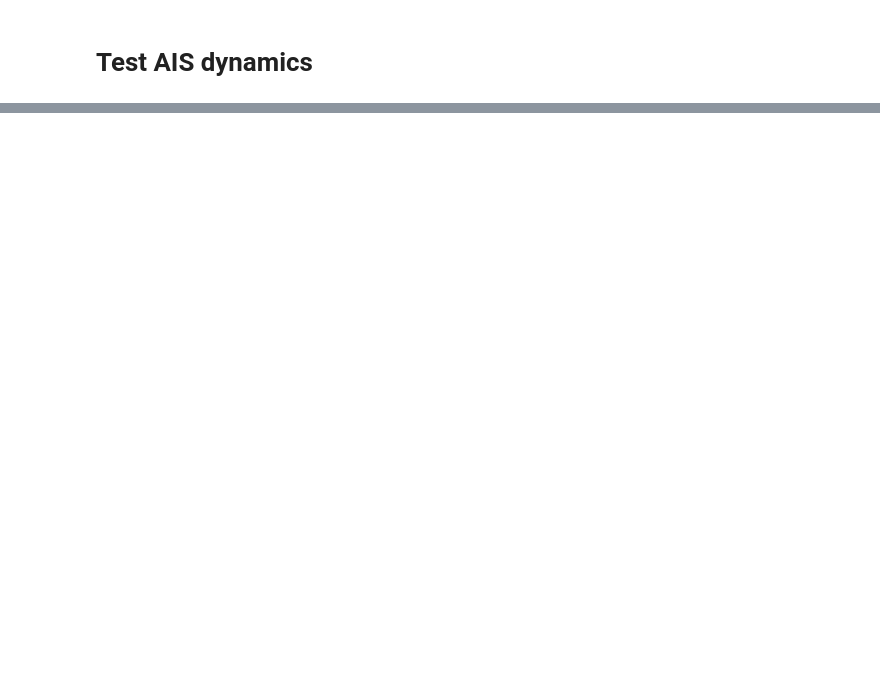
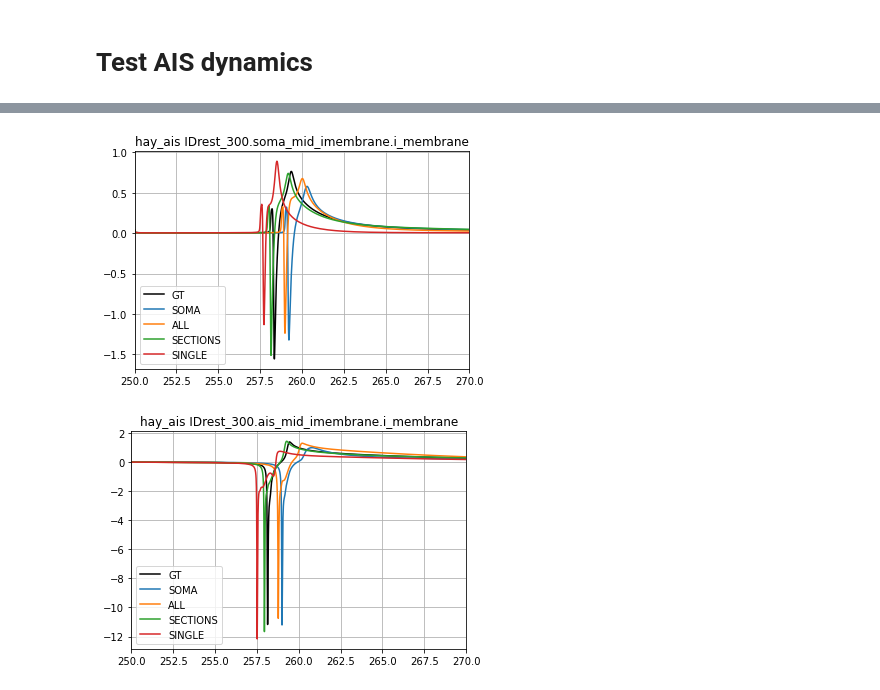
Before and after one commit to alejoe91/multimodalfitting, a Jupyter notebook: notebooks/ground-truth/4-AIS-test.ipynb, the cells around one changed output, grey strips where cells are left out. Cells and saved outputs as stored; diff of their text form; code cells hidden in the pictures; blank space fills up the shorter version.

Commit message:
i_membrane recordings patch

```diff
--- a/notebooks/ground-truth/4-AIS-test.ipynb
+++ b/notebooks/ground-truth/4-AIS-test.ipynb
@@ -32,11 +36,11 @@ import multimodalfitting as mf
 # %%
 probe_type = "planar"
 model_name = "hay_ais" # "hay", "hay_ais", "hay_ais_hillock"
-cell_models_folder = Path("..") / "cell_models"
+cell_models_folder = Path("../..") / "cell_models"
 
 model_folder = cell_models_folder / f"{model_name}"
 # %%
-result_folder = Path("..") / "results" / '211124'
+result_folder = Path("../..") / "results" / '211124'
 pkl_file_name = "runs.pkl"
 
 data = pickle.load(open(result_folder / pkl_file_name, 'rb'))
@@ -156,0 +182,18 @@ for resp_name in responses_to_plot:
+# %%
+protname_soma='IDrest_300.soma_mid_imembrane.i_membrane'
+protname_ais ='IDrest_300.ais_mid_imembrane.i_membrane'
+
+for resp_name in [protname_soma,protname_ais]:
+    fig, ax = plt.subplots()
+    ax.plot(response_release[resp_name]["time"], response_release[resp_name]["voltage"], color="k", label="GT")
+    ax.plot(response_soma[resp_name]["time"], response_soma[resp_name]["voltage"], color="C0", label="SOMA")
+    ax.plot(response_all[resp_name]["time"], response_all[resp_name]["voltage"], color="C1", label="ALL")
+    ax.plot(response_sections[resp_name]["time"], response_sections[resp_name]["voltage"], color="C2", label="SECTIONS")
+    ax.plot(response_single[resp_name]["time"], response_single[resp_name]["voltage"], color="C3", label="SINGLE")
+    ax.set_xlim([250,270])
+    ax.grid()
+    ax.legend()
+    ax.set_title("hay_ais " + resp_name)
+# %% [output]
+[figure, added]
+[figure, added]
```
Also changed, not shown: parts of 5 cells of this notebook, 3 other files.
